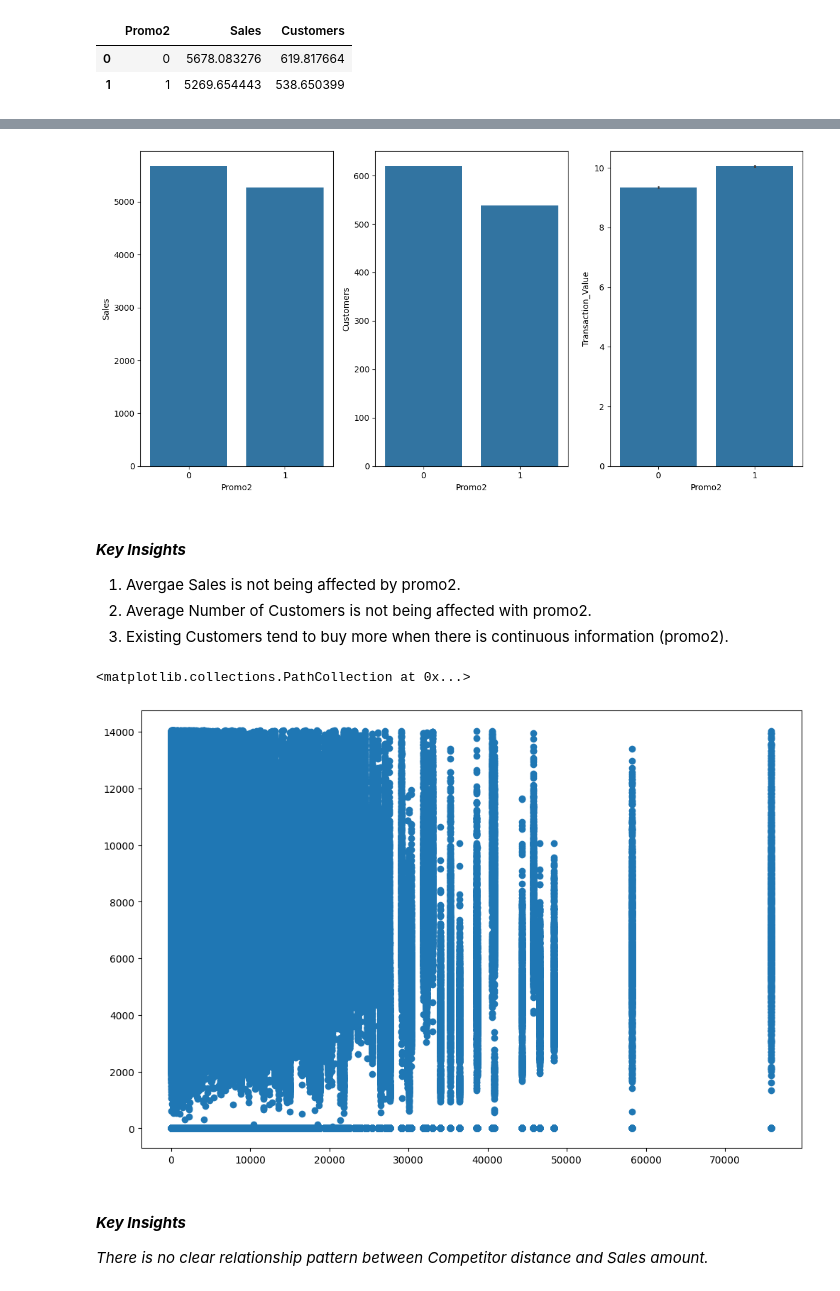
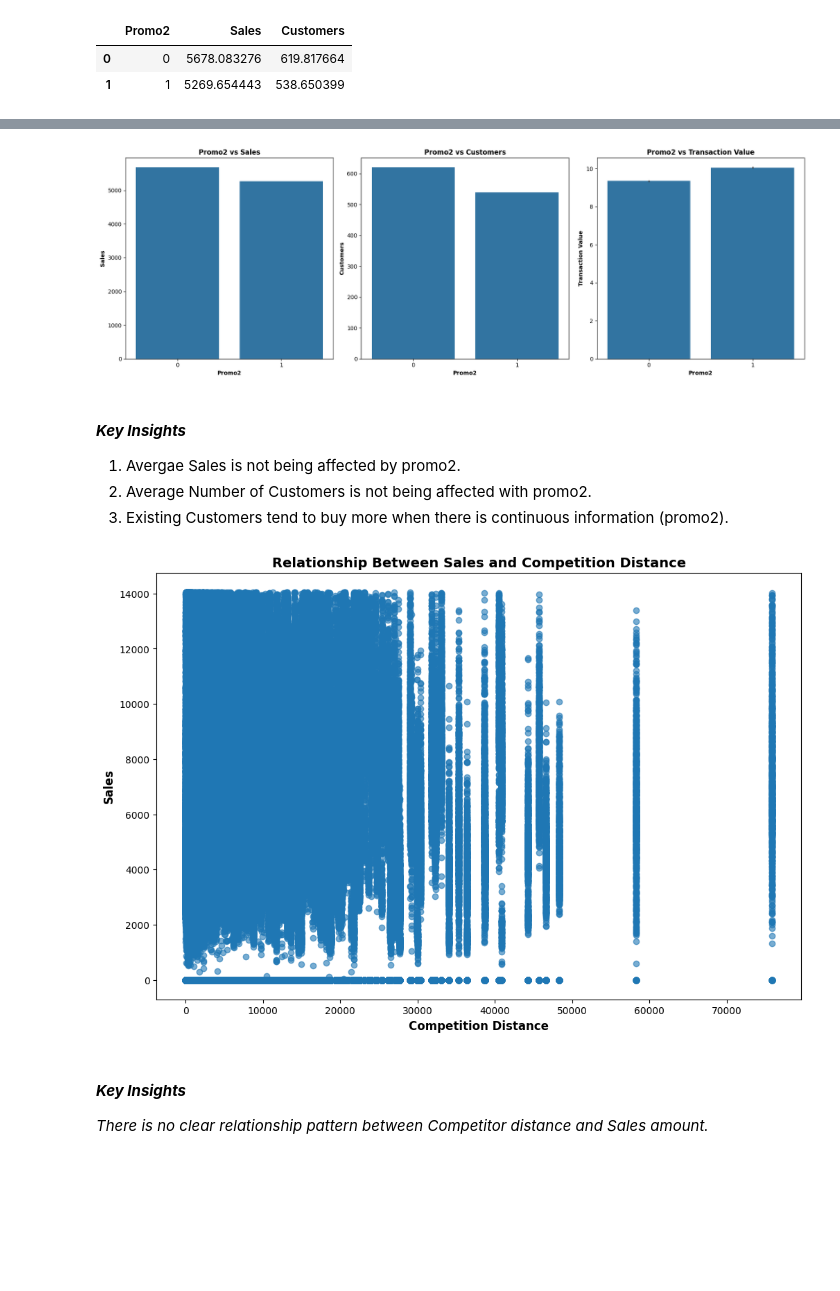
Before and after one commit to wastb/Sales-Predictive-Modelling, a Jupyter notebook: notebooks/data_exploration.ipynb, the cells around one changed output, grey strips where cells are left out. Cells and saved outputs as stored; diff of their text form; code cells hidden in the pictures; blank space fills up the shorter version.

```diff
--- a/notebooks/data_exploration.ipynb
+++ b/notebooks/data_exploration.ipynb
@@ -459,15 +422,0 @@ Text(0.5, 1.0, 'Sales Distribution During, Before and After Easter')
-# %%
-# Define Holiday periods
-holiday_date = df_train_merged[df_train_merged['StateHoliday'] == 'c']['Date'].mode()[0]
-
-before_holiday_date = holiday_date - pd.Timedelta(days=7)
-after_holiday_date = holiday_date + pd.Timedelta(days=7)
-
-# Update the 'holidays' column based on conditions
-df_train_merged['holidays'] = 'None'
-df_train_merged.loc[(df_train_merged['Date'] >= before_holiday_date) & (df_train_merged['Date'] < holiday_date), 'holidays'] = 'Before'
-df_train_merged.loc[df_train_merged['Date'] == holiday_date, 'holidays'] = 'During'
-df_train_merged.loc[(df_train_merged['Date'] > holiday_date) & (df_train_merged['Date'] <= after_holiday_date), 'holidays'] = 'After'
-
-sns.barplot(data=df_train_merged, x='holidays', y='Sales')
-plt.title("Sales Distribution During, Before and After Christmas")
@@ -522,10 +501,30 @@ df_promo2_grouped
 | 1 | 1 | 5269.654443 | 538.650399 |
 # %%
 ## Plot Relationship between promo2 and Sales and Customer
-fig, ax = plt.subplots(1,3, figsize=(12,6))
+# Create subplots with 1 row and 3 columns
+fig, ax = plt.subplots(1, 3, figsize=(18, 6))  # Increased width for better spacing
+
+# First barplot: Promo2 vs Sales
 sns.barplot(x='Promo2', y='Sales', data=df_promo2_grouped, ax=ax[0])
-sns.barplot(x='Promo2', y='Customers', data=df_promo2_grouped,ax=ax[1])
-sns.barplot(x='Promo2', y='Transaction_Value', data=df_train_merged,ax=ax[2])
+ax[0].set_title("Promo2 vs Sales", fontsize=12, fontweight='bold')
+ax[0].set_xlabel("Promo2", fontsize=10, fontweight='bold')
+ax[0].set_ylabel("Sales", fontsize=10, fontweight='bold')
+
+# Second barplot: Promo2 vs Customers
+sns.barplot(x='Promo2', y='Customers', data=df_promo2_grouped, ax=ax[1])
+ax[1].set_title("Promo2 vs Customers", fontsize=12, fontweight='bold')
+ax[1].set_xlabel("Promo2", fontsize=10, fontweight='bold')
+ax[1].set_ylabel("Customers", fontsize=10, fontweight='bold')
+
+# Third barplot: Promo2 vs Transaction Value
+sns.barplot(x='Promo2', y='Transaction_Value', data=df_train_merged, ax=ax[2])
+ax[2].set_title("Promo2 vs Transaction Value", fontsize=12, fontweight='bold')
+ax[2].set_xlabel("Promo2", fontsize=10, fontweight='bold')
+ax[2].set_ylabel("Transaction Value", fontsize=10, fontweight='bold')
+
+# Adjust layout for better spacing
 plt.tight_layout()
+
+# Show the plot
 plt.show()
 # %% [output]
@@ -538,4 +531,4 @@ plt.show()
-[figure, old version]
+[figure, new version]
 # %% [markdown]
 #### ***Key Insights***
 
@@ -543,12 +536,15 @@ plt.show()
 2. Average Number of Customers is not being affected with promo2.
 3. Existing Customers tend to buy more when there is continuous information (promo2).
 # %%
-## Relationship between Sales and Promo
-fig, ax = plt.subplots(figsize=(12,8))
-plt.scatter(y=df_train_merged['Sales'], x=df_train_merged['CompetitionDistance'])
+## Relationship between Sales and Competition Distance
+fig, ax = plt.subplots(figsize=(12, 8))
+plt.scatter(x=df_train_merged['CompetitionDistance'], y=df_train_merged['Sales'], alpha=0.6)
+plt.title("Relationship Between Sales and Competition Distance", fontsize=14, fontweight='bold')
+plt.xlabel("Competition Distance", fontsize=12, fontweight='bold')
+plt.ylabel("Sales", fontsize=12, fontweight='bold')
+plt.show()
 # %% [output]
-<matplotlib.collections.PathCollection at 0x...>
-[figure, old version]
+[figure, new version]
 # %% [markdown]
 #### ***Key Insights***
 
```
Also changed, not shown: parts of 27 cells of this notebook, 1 other file.
